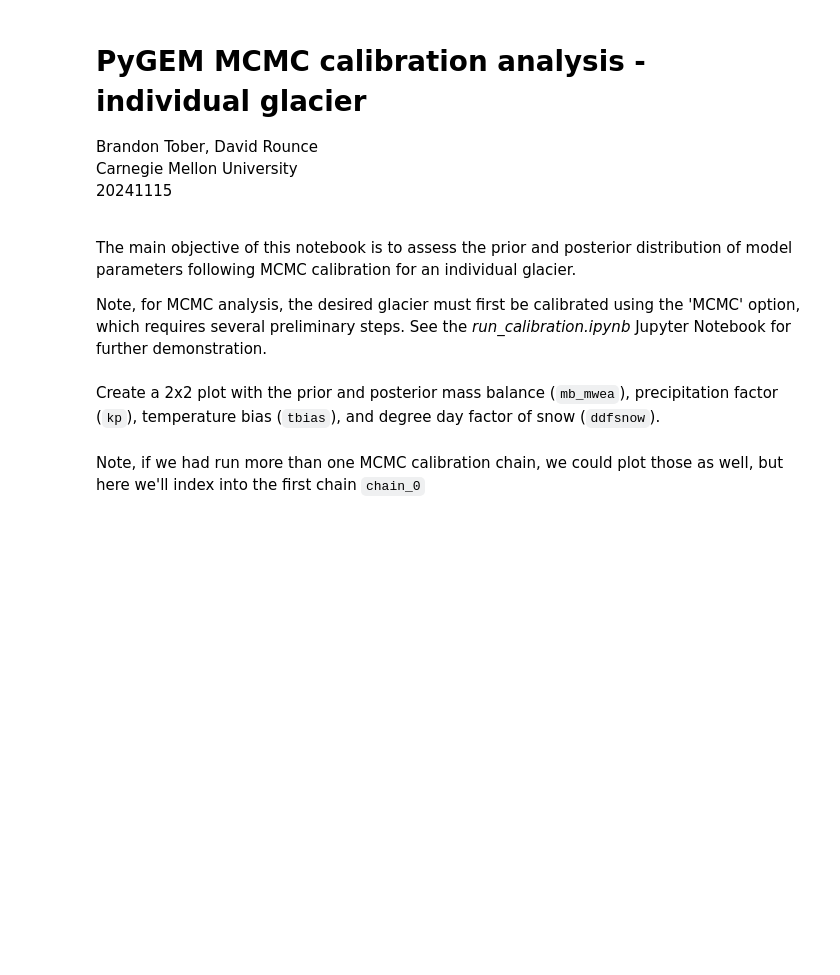
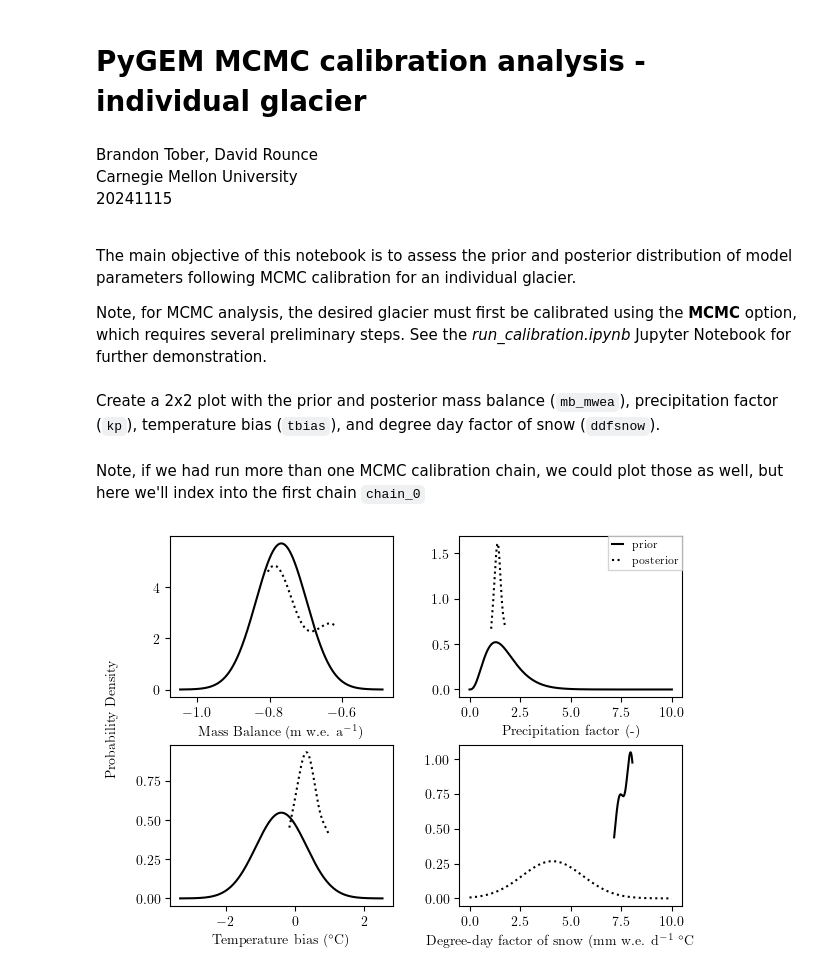
Before and after one commit to PyGEM-Community/PyGEM-notebooks, a Jupyter notebook: analyze_mcmc.ipynb, the cells around one changed output. Drawn from its saved outputs; the diff is of its cells as text; code cells hidden in the pictures; blank space fills up the shorter version.

```diff
--- a/analyze_mcmc.ipynb
+++ b/analyze_mcmc.ipynb
@@ -1,13 +1,13 @@
+# %% [markdown]
+# PyGEM MCMC calibration analysis - individual glacier
 # %% [markdown]
-# PyGEM MCMC calibration analysis - individual glacier
-
 Brandon Tober, David Rounce<br>
 Carnegie Mellon University<br>
 20241115<br><br>
 
 The main objective of this notebook is to assess the prior and posterior distribution of model parameters following MCMC calibration for an individual glacier.
 
-Note, for MCMC analysis, the desired glacier must first be calibrated using the 'MCMC' option, which requires several preliminary steps. See the *run_calibration.ipynb* Jupyter Notebook for further demonstration.
+Note, for MCMC analysis, the desired glacier must first be calibrated using the **MCMC** option, which requires several preliminary steps. See the *run_calibration.ipynb* Jupyter Notebook for further demonstration.
 # %%
 ### imports ###
 import os, pickle, glob, copy, sys, json
@@ -31,9 +31,9 @@ plt.rcParams['font.size'] = 10
 plt.rcParams['legend.fontsize'] = 8
 plt.rcParams['text.usetex'] = True
 # %%
-# specify a glacier to analyze
-glacno = '1.15645' # kennicott glacier
-prms_path = pygem_prms['root'] + f'/Output/calibration/01/{glacno}-modelprms_dict.json'
+# specify glacier number (RGI6 id). we'll run Skeidararjoekull, the largest glacier (by area) in Iceland (RGI region 6).
+glac_no = 6.00475
+prms_path  =f'{pygem_prms['root']}/Output/calibration/{str(glac_no).split('.')[0].zfill(2)}/{glac_no}-modelprms_dict.json'
 if os.path.isfile(prms_path):
     with open(prms_path,'r') as f:
         prms = json.load(f)
@@ -45,7 +45,7 @@ Note, if we had run more than one MCMC calibration chain, we could plot those as
 # %%
 fig,ax = plt.subplots(2,2)
 
-### mb
+### mb ###
 # prior
 mean = float(prms['MCMC']['mb_obs_mwea'][0])
 std_dev = float(prms['MCMC']['mb_obs_mwea_err'][0])
@@ -60,11 +60,11 @@ y_vals = kde(x_vals)
 ax[0,0].plot(x_vals, y_vals, 'k:', label='posterior')
 ax[0,0].set_xlabel(r'Mass Balance (m w.e. a$^{-1}$)')
 
-### kp
+### kp ###
 # prior
 shape_param = prms['MCMC']['priors']['kp']['alpha']
 scale_param = 1/prms['MCMC']['priors']['kp']['beta']
-x_vals = np.linspace(0, 10, 1000)
+x_vals = np.linspace(0, 10, 10000)
 pdf_vals = gamma.pdf(x_vals, a=shape_param, scale=scale_param)
 ax[0,1].plot(x_vals, pdf_vals, label='prior', c='k')
 
@@ -77,7 +77,7 @@ ax[0,1].plot(x_vals, y_vals, 'k:', label='posterior')
 ax[0,1].legend(borderaxespad=0,handlelength=1,fancybox=False)
 ax[0,1].set_xlabel(' Precipitation factor (-)')
 
-### tbias
+### tbias ###
 # prior
 mean = prms['MCMC']['priors']['tbias']['mu']
 std_dev = prms['MCMC']['priors']['tbias']['sigma']
@@ -89,31 +89,33 @@ ax[1,0].plot(x_vals, pdf_vals, label='prior', c='k')
 data = prms['MCMC']['tbias']['chain_0']
 kde = gaussian_kde(data)
 x_vals = np.linspace(min(data), max(data), 1000)  # Range for the density curve
 y_vals = kde(x_vals)
 ax[1,0].plot(x_vals, y_vals, label='posterior', c='k', ls=':')
 ax[1,0].set_xlabel(r'Temperature bias ($^{\circ}$C)')
 
-### ddfsnow
+### ddfsnow ###
 # prior
 mean = prms['MCMC']['priors']['ddfsnow']['mu']*1e3
 std_dev = prms['MCMC']['priors']['ddfsnow']['sigma']*1e3
 lower_bound = float(prms['MCMC']['priors']['ddfsnow']['low'])*1e3
 upper_bound = float(prms['MCMC']['priors']['ddfsnow']['high'])*1e3
 a, b = (lower_bound - mean) / std_dev, (upper_bound - mean) / std_dev
 trunc_norm_dist = truncnorm(a, b, loc=mean, scale=std_dev)
 x_vals = np.linspace(lower_bound, 10, 1000)
 pdf_vals = trunc_norm_dist.pdf(x_vals)
 ax[1,1].plot(x_vals, pdf_vals, 'k:', label='Truncated Normal PDF')
 
 # post
 data = np.asarray(prms['MCMC']['ddfsnow']['chain_0'])*1e3
 kde = gaussian_kde(data)
 x_vals = np.linspace(min(data), max(data), 1000)  # Range for the density curve
 y_vals = kde(x_vals)
 ax[1,1].plot(x_vals, y_vals, 'k', label='posterior')
 ax[1,1].set_xlabel(r'Degree-day factor of snow (mm w.e. d$^{-1}$ $^{\circ}$C$^{-1}$)')
 
 
 ax[0,0].text(0, .5, 'Probability Density', horizontalalignment='left', rotation=90,
                     verticalalignment='center', transform=fig.transFigure)
 fig.subplots_adjust(hspace=.3,wspace=.3, left=.1,right=.9)
+# %% [output]
+[figure, added]
```
Also changed, not shown: 2 other files.
